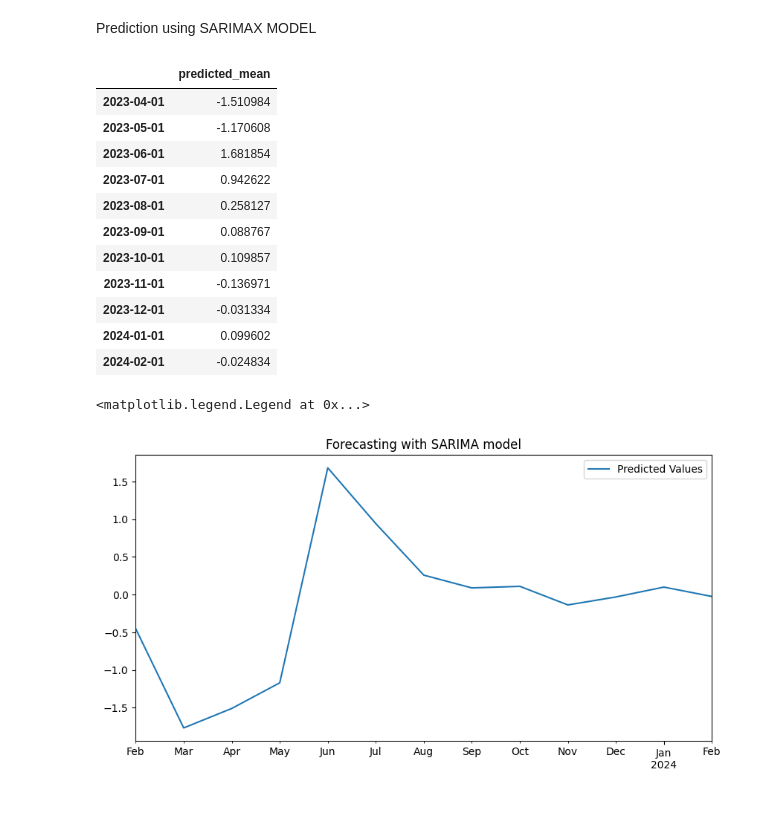
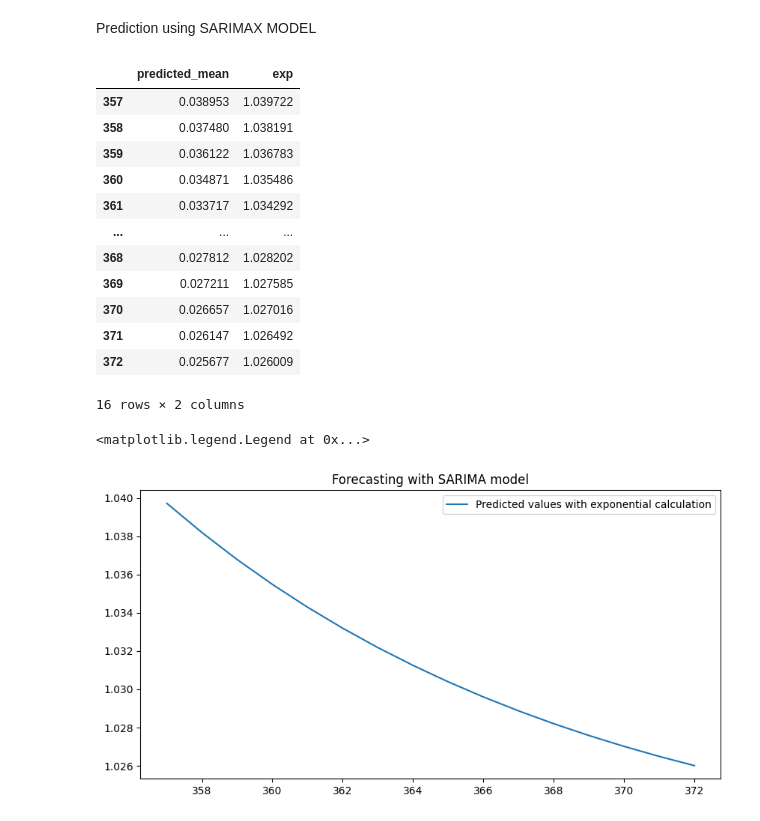
Before and after one commit to AntonioBobadilla/ARIMA-SARIMA, a Jupyter notebook: script.ipynb, the cells around one changed output. Drawn from its saved outputs; the diff is of its cells as text; code cells hidden in the pictures.

```diff
--- a/script.ipynb
+++ b/script.ipynb
@@ -91,3 +119,5 @@ plt.show()
+# %%
+df = df.reset_index()
 # %% [markdown]
 Augmented Dickey-Fuller test
 # %%
@@ -108,10 +138,9 @@ ARIMA MODEL
 # %%
 # Import arima model
 from statsmodels.tsa.arima.model import ARIMA
-#statsmodels.tsa.arima.model.ARIMA
-# fit model
-frame = df.set_index('Periodo')
-model = ARIMA(frame, order=(2,1,2))
+
+# fit model with seasonal difference
+model = ARIMA(df["log"], order=(1,0,1), seasonal_order=(0,1,1,12))
 res = model.fit()
 
 print(res.summary())
@@ -153,10 +178,9 @@ plt.show()
 # %%
 import statsmodels.api as sm
-frame = df.set_index('Periodo')
 
-mod = sm.tsa.statespace.SARIMAX(frame,
-                                order=(2,0,1),
-                                seasonal_order=(1,1,1,12),
+mod = sm.tsa.statespace.SARIMAX(df["log"],
+                                order=(1,0,1),
+                                seasonal_order=(0,1,1,12),
                                 trend="c",
                                 simple_differencing=True)
 results = mod.fit()
@@ -217,26 +241,28 @@ plt.legend(['Predicted Values'])
 # %% [markdown]
 Prediction using SARIMAX MODEL
 # %%
-prediction = pd.DataFrame(results.predict(350, 360))
-prediction
+prediction2 = pd.DataFrame(results.predict(345, 360))
+prediction2['exp'] = np.exp(prediction2['predicted_mean'])
+prediction2
 # %% [output]
-|  | predicted_mean |
-| 2023-04-01 | -1.510984 |
-| 2023-05-01 | -1.170608 |
-| 2023-06-01 | 1.681854 |
-| 2023-07-01 | 0.942622 |
-| 2023-08-01 | 0.258127 |
-| 2023-09-01 | 0.088767 |
-| 2023-10-01 | 0.109857 |
-| 2023-11-01 | -0.136971 |
-| 2023-12-01 | -0.031334 |
-| 2024-01-01 | 0.099602 |
-| 2024-02-01 | -0.024834 |
+|  | predicted_mean | exp |
+| 357 | 0.038953 | 1.039722 |
+| 358 | 0.037480 | 1.038191 |
+| 359 | 0.036122 | 1.036783 |
+| 360 | 0.034871 | 1.035486 |
+| 361 | 0.033717 | 1.034292 |
+| ... | ... | ... |
+| 368 | 0.027812 | 1.028202 |
+| 369 | 0.027211 | 1.027585 |
+| 370 | 0.026657 | 1.027016 |
+| 371 | 0.026147 | 1.026492 |
+| 372 | 0.025677 | 1.026009 |
+16 rows × 2 columns
 # %%
 fig,ax = plt.subplots(figsize=(10,5))
-results.predict(348, 360).plot(ax=ax,label="Predicted value")
 plt.title("Forecasting with SARIMA model")
-plt.legend(['Predicted Values'])
+prediction2['exp'].plot()
+plt.legend(['Predicted values with exponential calculation'])
 # %% [output]
 <matplotlib.legend.Legend at 0x...>
-[figure, old version]
+[figure, new version]
```
Also changed, not shown: parts of 26 cells of this notebook.
